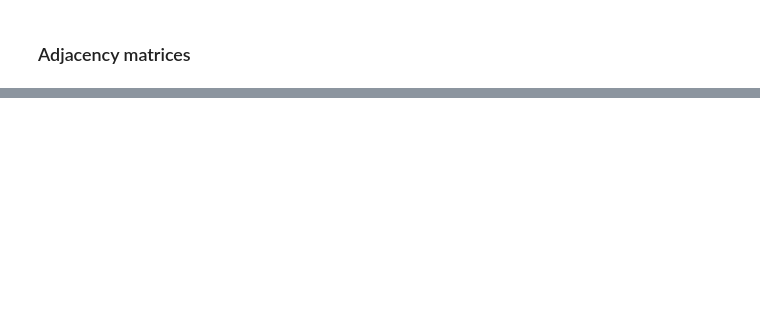
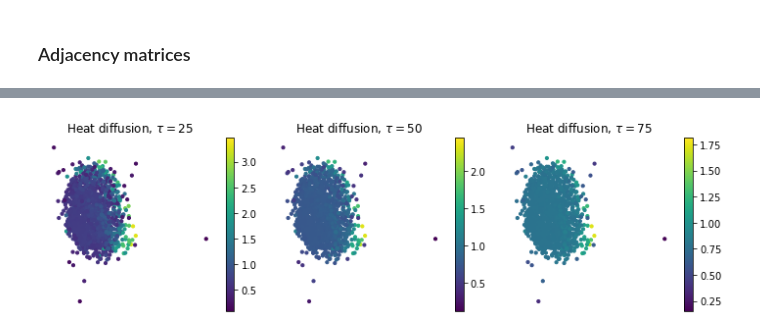
Before and after one commit to jlabhard/ntds_project_movielens, a Jupyter notebook: Untitled.ipynb, the cells around one changed output, grey strips where cells are left out. Drawn from its saved outputs; the diff is of its cells as text; code cells hidden in the pictures; blank space fills up the shorter version.

```diff
--- a/Untitled.ipynb
+++ b/Untitled.ipynb
@@ -170,0 +183,3 @@ iter: 999
+# %%
+taus = [25, 50, 75]
+g = filters.Heat(G, taus)
@@ -170,0 +199,13 @@ iter: 999
+# %%
+s = g.filter(signal, method='chebyshev')
+# %%
+fig = plt.figure(figsize=(10, 3))
+for i in range(g.Nf):
+    ax = fig.add_subplot(1, g.Nf, i+1)
+    G.plot_signal(s[:, i], vertex_size = 10, ax=ax)
+    title = r'Heat diffusion, $\tau={}$'.format(taus[i])
+    _ = ax.set_title(title)
+    ax.set_axis_off()
+fig.tight_layout()
+# %% [output]
+[figure, added]
```
Also changed, not shown: parts of 27 cells of this notebook.
